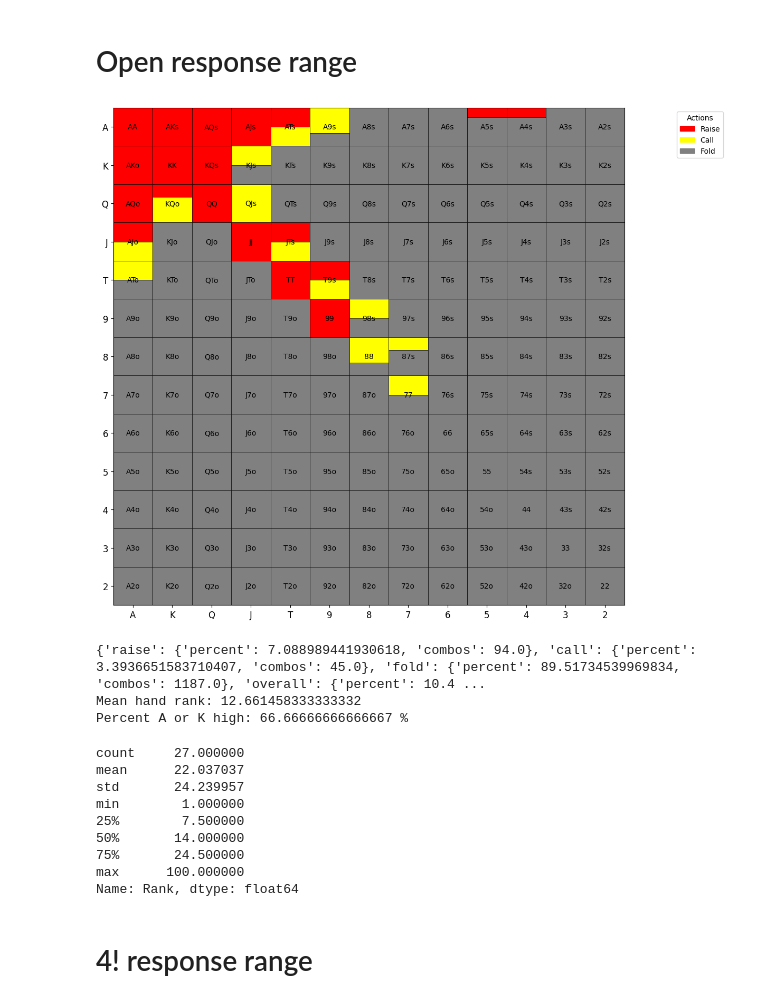
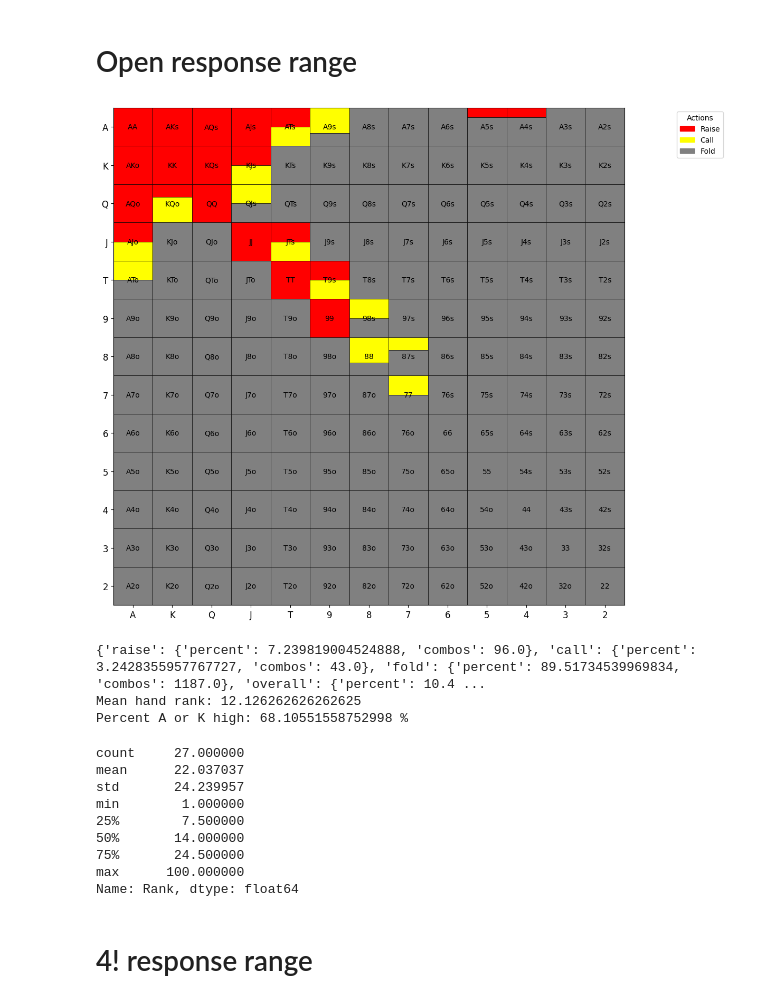
Before and after one commit to KunaalAgarwal/poker_analysis, a Jupyter notebook: src/lj_ranges.ipynb, the cells around one changed output. Saved outputs shown, nothing was run; the diff lists cells and outputs as text; code cells hidden in the pictures.

```diff
--- a/src/lj_ranges.ipynb
+++ b/src/lj_ranges.ipynb
@@ -279,7 +279,7 @@ open_response_range = {
     "A8o": {"raise": 0.0, "call": 0.0},
 
     "KQs": {"raise": 1.0, "call": 0.0},
-    "KJs": {"raise": 0.0, "call": 0.5}, # these call frequencies fluctuate depending on how often players behind will 3bet.
+    "KJs": {"raise": 0.5, "call": 0.5}, # these call frequencies fluctuate depending on how often players behind will 3bet.
     "KTs": {"raise": 0.0, "call": 0.0},
     "K9s": {"raise": 0.0, "call": 0.0},
     "K8s": {"raise": 0.0, "call": 0.0},
@@ -289,7 +289,7 @@ open_response_range = {
     "KTo": {"raise": 0.0, "call": 0.0},
     "K9o": {"raise": 0.0, "call": 0.0},
 
-    "QJs": {"raise": 0.0, "call": 1.0},
+    "QJs": {"raise": 0.0, "call": 0.5},
     "QTs": {"raise": 0.0, "call": 0.0},
     "Q9s": {"raise": 0.0, "call": 0.0},
 
@@ -309,37 +309,37 @@ open_response_range = {
     "97s": {"raise": 0.0, "call": 0.0},
 
     "87s": {"raise": 0.0, "call": 1/3},
     "86s": {"raise": 0.0, "call": 0.0},
 
     "76s": {"raise": 0.0, "call": 0.0},
     "75s": {"raise": 0.0, "call": 0.0},
 
     "65s": {"raise": 0.0, "call": 0.0},
 
     "54s": {"raise": 0.0, "call": 0.0},
 
     "43s": {"raise": 0.0, "call": 0.0},
 
     "32s": {"raise": 0.0, "call": 0.0},
 }
 
 # Visualize the range
 open_response = range_construction.generate_range(open_response_range, '../ranges/lj_ranges/lj_open_response')
 open_response_distribution = range_construction.range_hand_distribution(open_response_range)
 open_response_percent_by_actions = range_construction.range_percent_by_all_actions(open_response_range)
 open_response_mean_hand_rank = range_construction.average_range_rank(open_response_range)
 
 print(open_response_percent_by_actions)
 print(f'Mean hand rank: {open_response_mean_hand_rank}')
 print(f'Percent A or K high: {range_construction.percent_range_high_card(open_response_range)} %')
 
 open_response_distribution[1].to_csv('../ranges/lj_ranges/lj_open_response_distribution.csv')
 open_response_distribution[0]
 # %% [output]
-[figure, old version]
+[figure, new version]
-{'raise': {'percent': 7.088989441930618, 'combos': 94.0}, 'call': {'percent': 3.3936651583710407, 'combos': 45.0}, 'fold': {'percent': 89.51734539969834, 'combos': 1187.0}, 'overall': {'percent': 10.4 ...
-Mean hand rank: 12.661458333333332
-Percent A or K high: 66.66666666666667 %
+{'raise': {'percent': 7.239819004524888, 'combos': 96.0}, 'call': {'percent': 3.2428355957767727, 'combos': 43.0}, 'fold': {'percent': 89.51734539969834, 'combos': 1187.0}, 'overall': {'percent': 10.4 ...
+Mean hand rank: 12.126262626262625
+Percent A or K high: 68.10551558752998 %
 count     27.000000
 mean      22.037037
 std       24.239957
```
Also changed, not shown: 5 other files.
